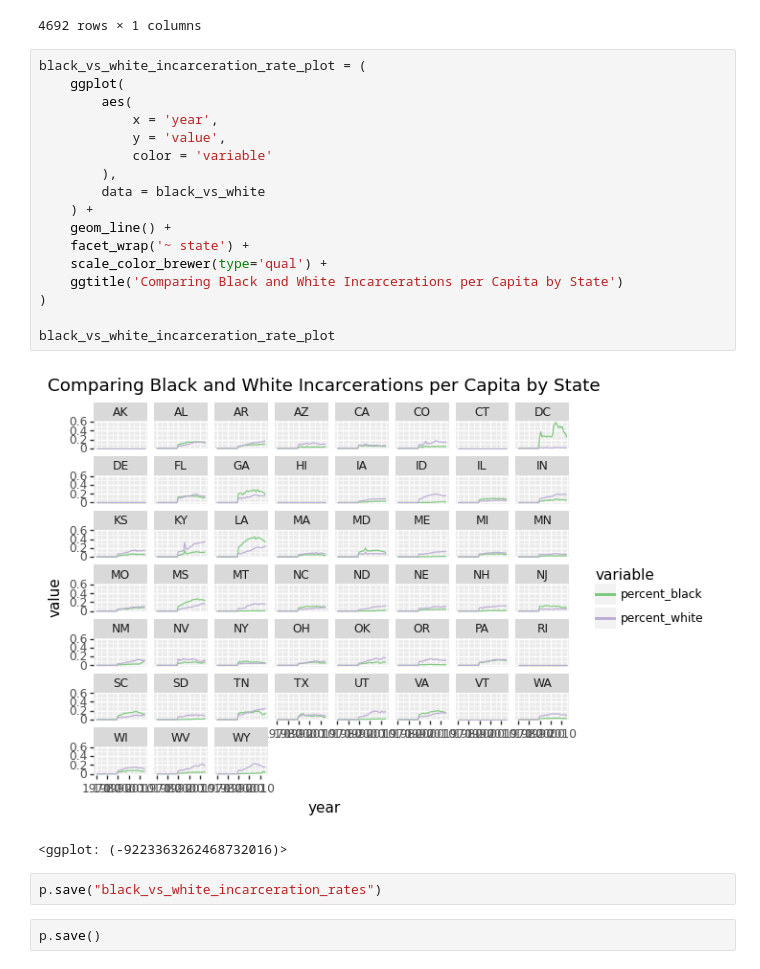
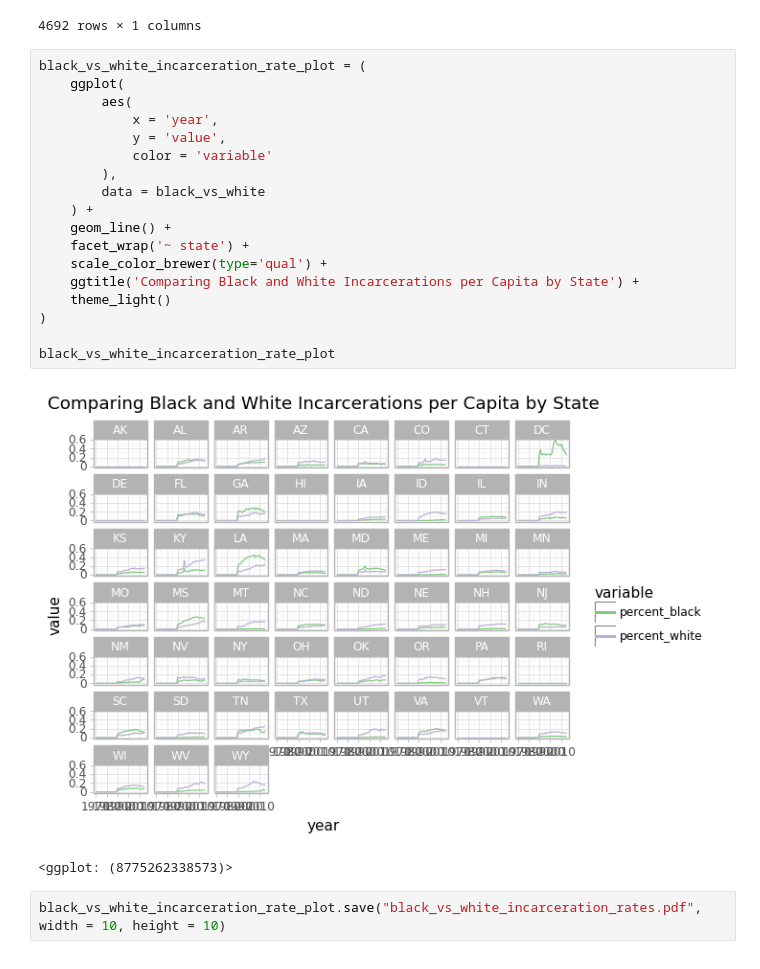
Before and after one commit to briandk/2020-virtual-program-in-data-science, a Jupyter notebook: incarceration_trends.ipynb, the cells around one changed output. Drawn from its saved outputs; the diff is of its cells as text.

```diff
--- a/incarceration_trends.ipynb
+++ b/incarceration_trends.ipynb
@@ -235,24 +237,23 @@ black_vs_white[['value']]
 # %%
 black_vs_white_incarceration_rate_plot = (
     ggplot(
         aes(
             x = 'year',
             y = 'value',
             color = 'variable'
         ),
         data = black_vs_white
     ) +
     geom_line() +
     facet_wrap('~ state') +
     scale_color_brewer(type='qual') +
-    ggtitle('Comparing Black and White Incarcerations per Capita by State')
+    ggtitle('Comparing Black and White Incarcerations per Capita by State') +
+    theme_light()
 )
 
 black_vs_white_incarceration_rate_plot
 # %% [output]
-[figure, old version]
+[figure, new version]
-<ggplot: (-9223363262468732016)>
+<ggplot: (8775262338573)>
-# %%
-p.save("black_vs_white_incarceration_rates")
-# %%
-p.save()
+# %%
+black_vs_white_incarceration_rate_plot.save("black_vs_white_incarceration_rates.pdf", width = 10, height = 10)
```
Also changed, not shown: parts of 7 cells of this notebook.
